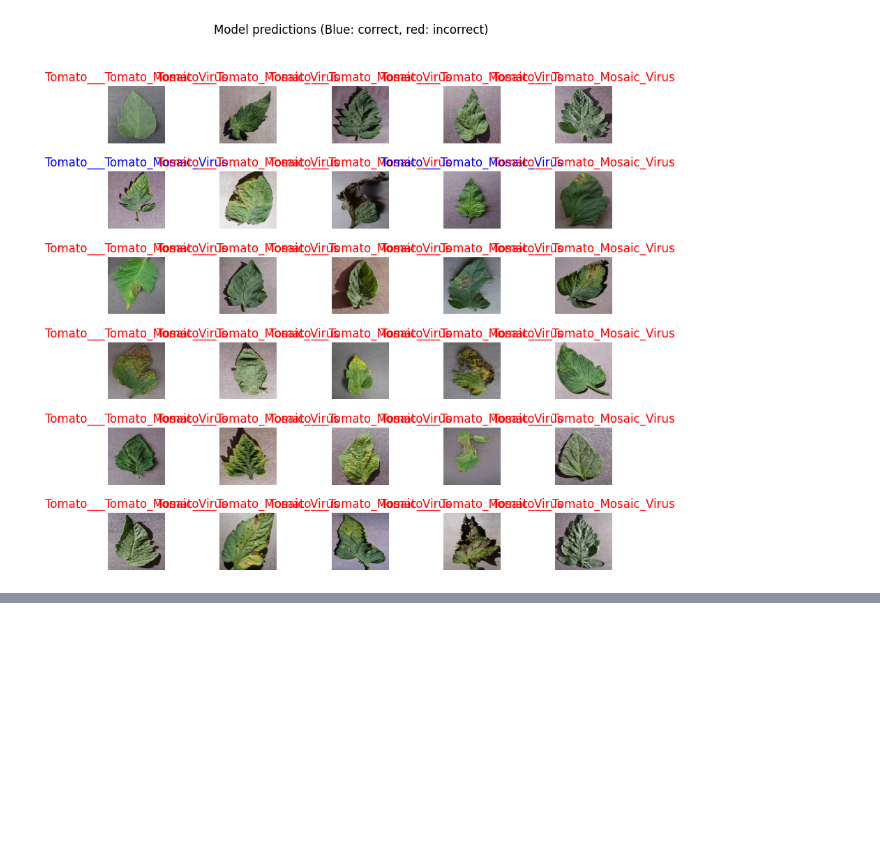
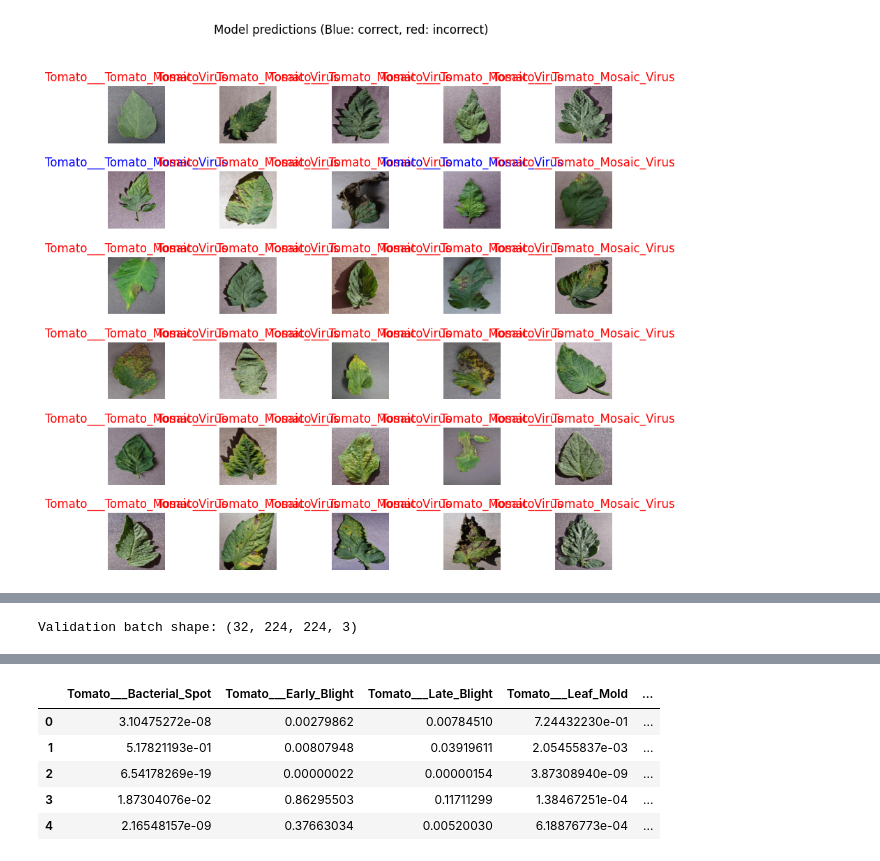
Before and after one commit to racode23/Tomto_deep_learning_project, a Jupyter notebook: Tomato.ipynb, the cells around one changed output, grey strips where cells are left out. Drawn from its saved outputs; the diff is of its cells as text; code cells hidden in the pictures; blank space fills up the shorter version.

```diff
--- a/Tomato.ipynb
+++ b/Tomato.ipynb
@@ -424,0 +413,7 @@ ValueError: ignored
+# %%
+model4.build([None, 224, 224, 3])
+model4.summary()
+model4.compile(
+    optimizer=tf.keras.optimizers.Adam(),
+    loss='categorical_crossentropy',
+    metrics=['acc'])
@@ -424,0 +469,13 @@ ValueError: ignored
+# %%
+val_image_batch, val_label_batch = next(iter(valid_generator))
+true_label_ids = np.argmax(val_label_batch, axis=-1)
+print("Validation batch shape:", val_image_batch.shape)
+# %% [output]
+Validation batch shape: (32, 224, 224, 3)
+# %%
+tf_model_predictions = model4.predict(val_image_batch)
+tf_pred_dataframe = pd.DataFrame(tf_model_predictions)
+tf_pred_dataframe.columns = dataset_labels
+print("Prediction results for the first elements")
+tf_pred_dataframe.head()
+# %% [output]
@@ -424,0 +484,6 @@ ValueError: ignored
+|  | Tomato___Bacterial_Spot | Tomato___Early_Blight | Tomato___Late_Blight | Tomato___Leaf_Mold | ... |
+| 0 | 3.10475272e-08 | 0.00279862 | 0.00784510 | 7.24432230e-01 | ... |
+| 1 | 5.17821193e-01 | 0.00807948 | 0.03919611 | 2.05455837e-03 | ... |
+| 2 | 6.54178269e-19 | 0.00000022 | 0.00000154 | 3.87308940e-09 | ... |
+| 3 | 1.87304076e-02 | 0.86295503 | 0.11711299 | 1.38467251e-04 | ... |
+| 4 | 2.16548157e-09 | 0.37663034 | 0.00520030 | 6.18876773e-04 | ... |
```
Also changed, not shown: parts of 11 cells of this notebook.
